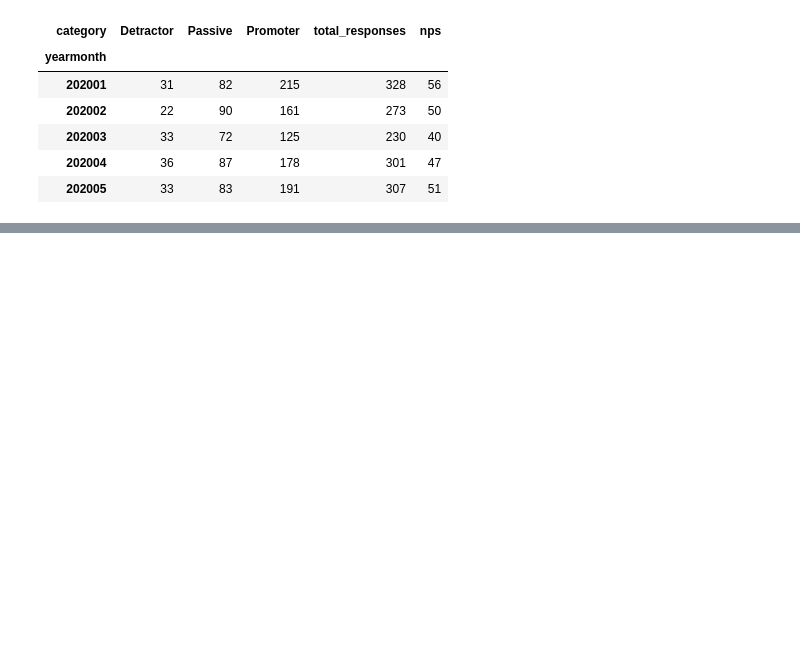
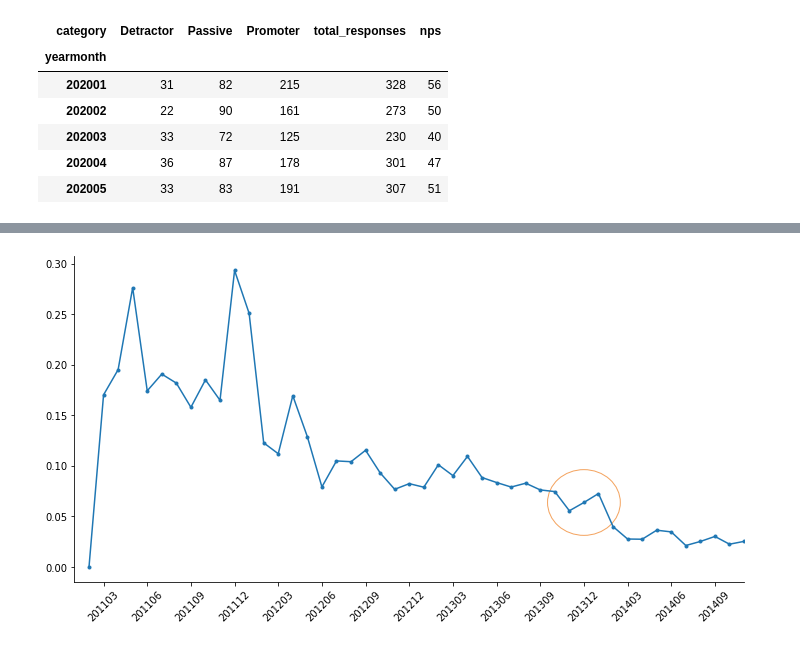
Before and after one commit to dnlsyfq/py_businessmetrics, a Jupyter notebook: Workbook.ipynb, the cells around one changed output, grey strips where cells are left out. Cells and saved outputs as stored; diff of their text form; code cells hidden in the pictures; blank space fills up the shorter version.

```diff
--- a/Workbook.ipynb
+++ b/Workbook.ipynb
@@ -110,0 +199,10 @@ nps.head()
+# %%
+churn = pd.merge(churn,monthly_churn,\
+        how='left',\
+        left_on='yearmonth',\
+        right_on='churn_month')
+# %%
+churn.fillna(0,inplace=True)
+# %%
+churn['churn_month'] = churn['churn_month'].astype('int')
+churn['total_churned'] = churn['total_churned'].astype('int')
@@ -110,0 +218,29 @@ nps.head()
+# %%
+def get_customers(yearmonth):
+    year = yearmonth//100
+    month = yearmonth-year*100
+    date = dt.datetime(year, month, 1)
+
+    return ((subs["start_date"] < date) & (date <= subs["end_date"])).sum()
+
+churn["total_customers"] = churn["yearmonth"].apply(get_customers)
+churn["churn_rate"] = churn["total_churned"] / churn["total_customers"]
+churn["yearmonth"] = churn["yearmonth"].astype(str)
+# %%
+arange = __import__("numpy").arange
+Ellipse = __import__("matplotlib").patches.Ellipse
+ax = churn.plot(x="yearmonth", y="churn_rate", figsize=(12,6), rot=45, marker=".")
+start, end = ax.get_xlim()
+ax.get_xticks()
+ax.set_xticks(arange(2, end, 3))
+ax.set_xticklabels(yearmonths[2::3])
+circle = Ellipse((35, churn.loc[churn.yearmonth == "201312", "churn_rate"].iloc[0]),
+                 5, 0.065, color='sandybrown', fill=False
+                   )
+ax.add_artist(circle)
+ax.xaxis.label.set_visible(False)
+ax.spines['top'].set_visible(False)
+ax.spines['right'].set_visible(False)
+ax.get_legend().remove()
+# %% [output]
+[figure, added]
```
Also changed, not shown: parts of 23 cells of this notebook, 1 other file.
